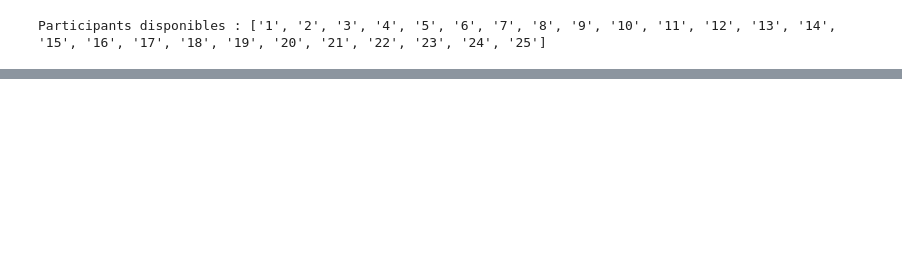
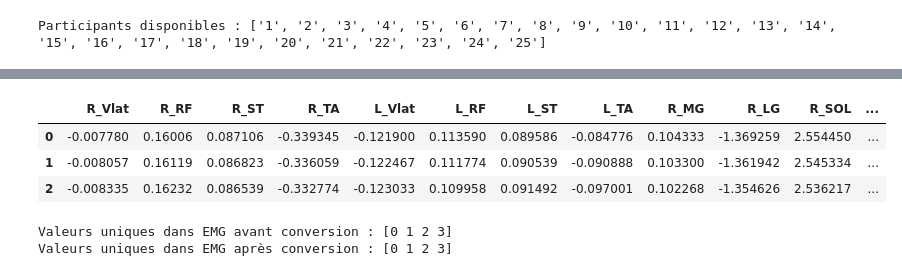
Before and after one commit to amiraydin/Paris8M2, a Jupyter notebook: Projet_ATC.ipynb, the cells around one changed output, grey strips where cells are left out. Drawn from its saved outputs; the diff is of its cells as text; code cells hidden in the pictures; blank space fills up the shorter version.

```diff
--- a/Projet_ATC.ipynb
+++ b/Projet_ATC.ipynb
@@ -955,0 +636,4 @@ print(f"Fichiers batch générés pour la modalité {modality.upper()} : {batch_
+# %%
+emg_normalized = pd.read_csv(f"{processed_data_path}/emg_normalized.csv")
+imu_normalized = pd.read_csv(f"{processed_data_path}/imu_normalized.csv")
+ips_normalized = pd.read_csv(f"{processed_data_path}/ips_normalized.csv")
@@ -955,0 +642,13 @@ print(f"Fichiers batch générés pour la modalité {modality.upper()} : {batch_
+# %%
+emg_normalized.head(3)
+# %% [output]
+|  | R_Vlat | R_RF | R_ST | R_TA | L_Vlat | L_RF | L_ST | L_TA | R_MG | R_LG | R_SOL | ... |
+| 0 | -0.007780 | 0.16006 | 0.087106 | -0.339345 | -0.121900 | 0.113590 | 0.089586 | -0.084776 | 0.104333 | -1.369259 | 2.554450 | ... |
+| 1 | -0.008057 | 0.16119 | 0.086823 | -0.336059 | -0.122467 | 0.111774 | 0.090539 | -0.090888 | 0.103300 | -1.361942 | 2.545334 | ... |
+| 2 | -0.008335 | 0.16232 | 0.086539 | -0.332774 | -0.123033 | 0.109958 | 0.091492 | -0.097001 | 0.102268 | -1.354626 | 2.536217 | ... |
+# %%
+print("Valeurs uniques dans EMG avant conversion :", emg_normalized['categorie'].unique())
+print("Valeurs uniques dans EMG après conversion :", emg_normalized['categorie'].astype(int).unique())
+# %% [output]
+Valeurs uniques dans EMG avant conversion : [0 1 2 3]
+Valeurs uniques dans EMG après conversion : [0 1 2 3]
```
Also changed, not shown: parts of 119 cells of this notebook.
